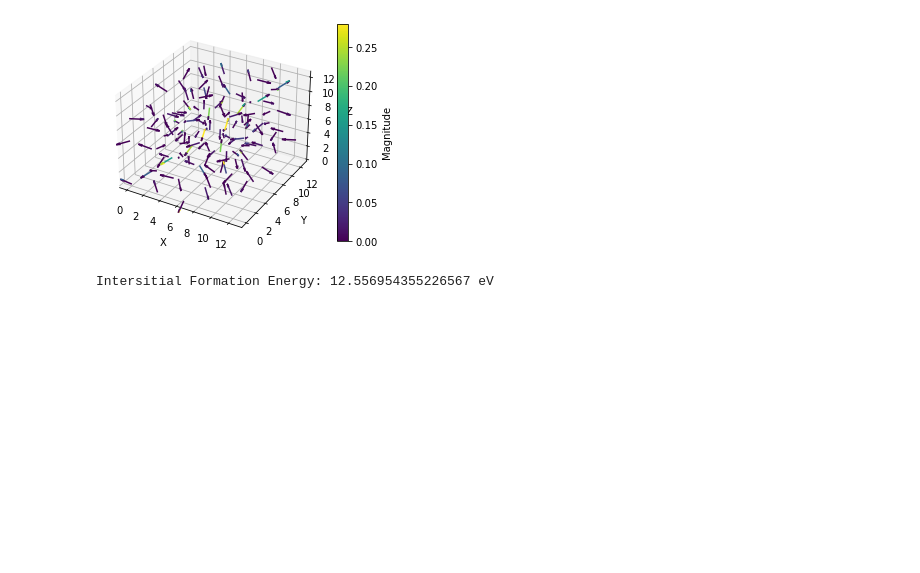
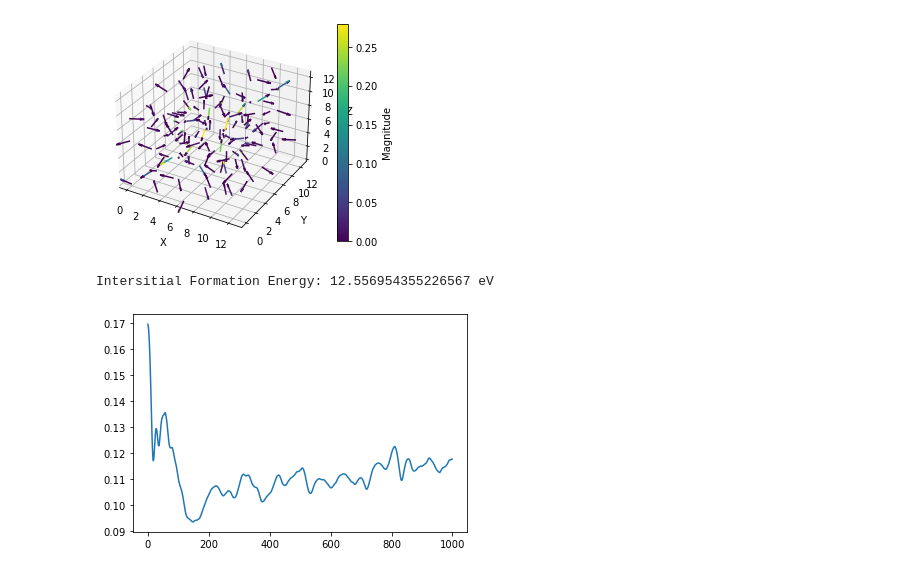
Before and after one commit to Samanyu-T/Basic-MD-Simulation, a Jupyter notebook: IA-Potentials.ipynb, the cells around one changed output. Saved outputs shown, nothing was run; the diff lists cells and outputs as text; code cells hidden in the pictures; blank space fills up the shorter version.

```diff
--- a/IA-Potentials.ipynb
+++ b/IA-Potentials.ipynb
@@ -931,43 +950,45 @@ central_atom = [ (c_idx*n_cells**2 + c_idx*n_cells + c_idx)*2 ]
 BCC_Radiation = Molecular_Dynamics(bcc_radiation, n_cells*a*np.ones(3))
 BCC_Radiation.init_velocity(T = 300)
 BCC_Radiation.Update_Properties(True, True, False)
 
-theta = np.pi*np.random.random()
-phi   = 2*np.pi*np.random.random()
+# theta = np.pi*np.random.random()
+# phi   = 2*np.pi*np.random.random()
 
-rnd_unit_vec = np.array([
+# rnd_unit_vec = np.array([
 
-    np.sin(theta)*np.cos(phi),
-    np.sin(theta)*np.sin(phi),
-    np.cos(theta)
+#     np.sin(theta)*np.cos(phi),
+#     np.sin(theta)*np.sin(phi),
+#     np.cos(theta)
 
-    ])
+#     ])
 
-rnd_unit_vec = np.sqrt(3)*np.ones(3)
+rnd_unit_vec = np.sqrt(1/3)*np.ones(3)
 
 amu = 931.49432e6*2.99792458e6**-2
 
 mr = 183.84
 m_inv = 1/(amu*mr)
 
-energies = np.linspace(40,60,3)
+energies = np.linspace(60,60,1)
 
 defect = []
 
 for impulse_energy in energies:
 
     BCC_Radiation.xyz = bcc_radiation
     BCC_Radiation.Apply_PBC_xyz()
     BCC_Radiation.init_velocity(T = 300)
     BCC_Radiation.Update_Properties(True, True, False)
 
     impulse_vel    = np.sqrt(2*impulse_energy*m_inv)
 
     BCC_Radiation.vel[central_atom] += rnd_unit_vec*impulse_vel
 
-    BCC_Radiation.Time_Integration(dt = 1e-4, n_step=1000)
+    BCC_Radiation.Time_Integration(dt_max = 2e-3, n_step=1000)
 
     defect.append(max(BCC_Radiation.ws_analysis))
+# %% [output]
+[figure, added]
 # %%
 plt.ylabel('Max WS Value')
 plt.xlabel('Radiation Energy (eV)')
```
Also changed, not shown: parts of 5 cells of this notebook.
